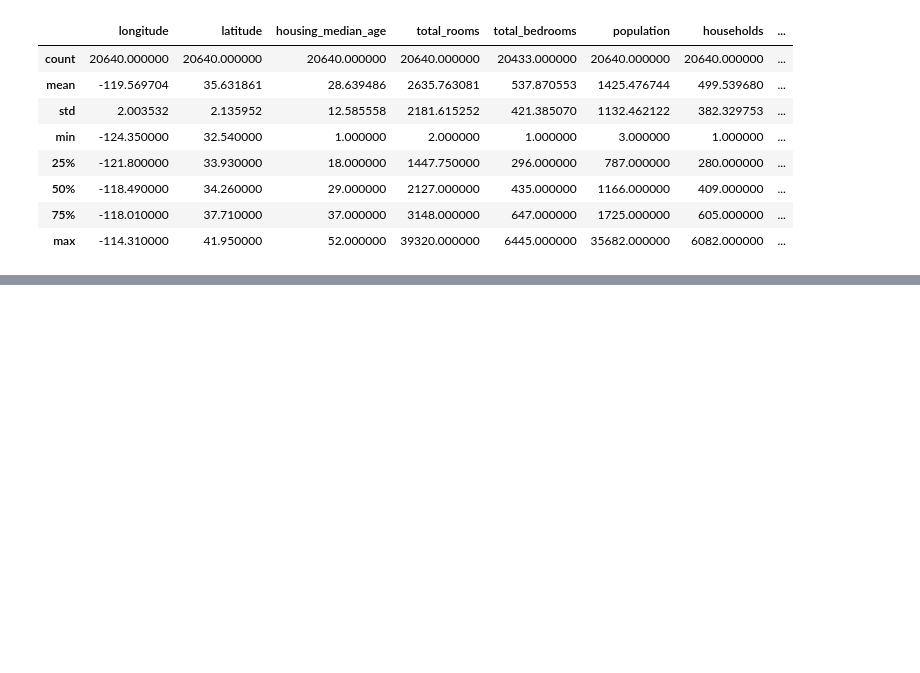
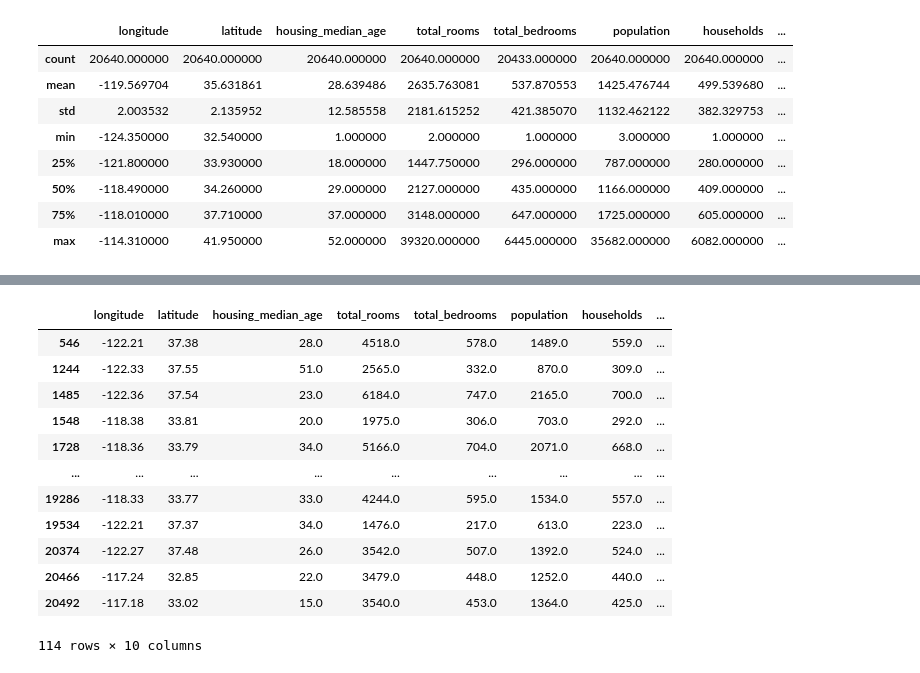
Before and after one commit to Mahnoor-Asad-Khan/day06-08--machine-learning-workflow, a Jupyter notebook: pandas_foundations.ipynb, the cells around one changed output, grey strips where cells are left out. Drawn from its saved outputs; the diff is of its cells as text; code cells hidden in the pictures; blank space fills up the shorter version.

```diff
--- a/pandas_foundations.ipynb
+++ b/pandas_foundations.ipynb
@@ -114,0 +192,16 @@ housing.describe()
+# %%
+housing[(housing["median_income"]>8) & (housing["ocean_proximity"]=="NEAR OCEAN")]
+# %% [output]
+|  | longitude | latitude | housing_median_age | total_rooms | total_bedrooms | population | households | ... |
+| 546 | -122.21 | 37.38 | 28.0 | 4518.0 | 578.0 | 1489.0 | 559.0 | ... |
+| 1244 | -122.33 | 37.55 | 51.0 | 2565.0 | 332.0 | 870.0 | 309.0 | ... |
+| 1485 | -122.36 | 37.54 | 23.0 | 6184.0 | 747.0 | 2165.0 | 700.0 | ... |
+| 1548 | -118.38 | 33.81 | 20.0 | 1975.0 | 306.0 | 703.0 | 292.0 | ... |
+| 1728 | -118.36 | 33.79 | 34.0 | 5166.0 | 704.0 | 2071.0 | 668.0 | ... |
+| ... | ... | ... | ... | ... | ... | ... | ... | ... |
+| 19286 | -118.33 | 33.77 | 33.0 | 4244.0 | 595.0 | 1534.0 | 557.0 | ... |
+| 19534 | -122.21 | 37.37 | 34.0 | 1476.0 | 217.0 | 613.0 | 223.0 | ... |
+| 20374 | -122.27 | 37.48 | 26.0 | 3542.0 | 507.0 | 1392.0 | 524.0 | ... |
+| 20466 | -117.24 | 32.85 | 22.0 | 3479.0 | 448.0 | 1252.0 | 440.0 | ... |
+| 20492 | -117.18 | 33.02 | 15.0 | 3540.0 | 453.0 | 1364.0 | 425.0 | ... |
+114 rows × 10 columns
```
Also changed, not shown: parts of 10 cells of this notebook.
